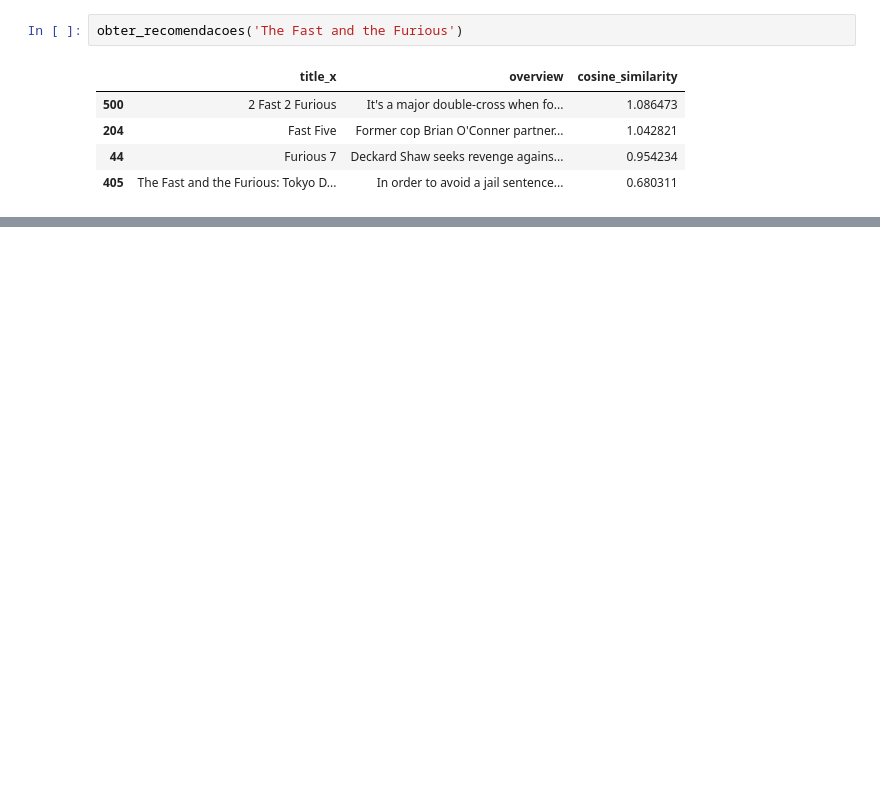
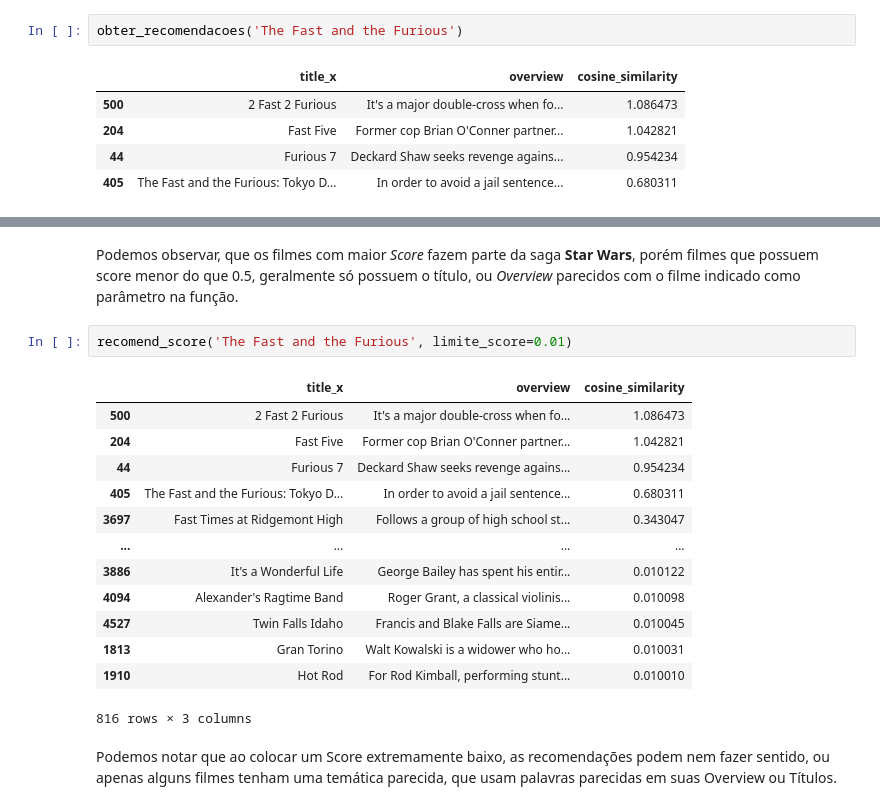
Before and after one commit to BelBatanete/Projeto-Aplicado-3, a Jupyter notebook: recomendacao.ipynb, the cells around one changed output, grey strips where cells are left out. Cells and saved outputs as stored; diff of their text form; blank space fills up the shorter version.

```diff
--- a/recomendacao.ipynb
+++ b/recomendacao.ipynb
@@ -117,0 +190,20 @@ obter_recomendacoes('Titanic')
+# %% [markdown]
+Podemos observar, que os filmes com maior _Score_ fazem parte da saga <b>Star Wars</b>, porém filmes que possuem score menor do que 0.5, geralmente só possuem o título, ou _Overview_ parecidos com o filme indicado como parâmetro na função.
+# %%
+recomend_score('The Fast and the Furious', limite_score=0.01)
+# %% [output]
+|  | title_x | overview | cosine_similarity |
+| 500 | 2 Fast 2 Furious | It's a major double-cross when fo... | 1.086473 |
+| 204 | Fast Five | Former cop Brian O'Conner partner... | 1.042821 |
+| 44 | Furious 7 | Deckard Shaw seeks revenge agains... | 0.954234 |
+| 405 | The Fast and the Furious: Tokyo D... | In order to avoid a jail sentence... | 0.680311 |
+| 3697 | Fast Times at Ridgemont High | Follows a group of high school st... | 0.343047 |
+| ... | ... | ... | ... |
+| 3886 | It's a Wonderful Life | George Bailey has spent his entir... | 0.010122 |
+| 4094 | Alexander's Ragtime Band | Roger Grant, a classical violinis... | 0.010098 |
+| 4527 | Twin Falls Idaho | Francis and Blake Falls are Siame... | 0.010045 |
+| 1813 | Gran Torino | Walt Kowalski is a widower who ho... | 0.010031 |
+| 1910 | Hot Rod | For Rod Kimball, performing stunt... | 0.010010 |
+816 rows × 3 columns
+# %% [markdown]
+Podemos notar que ao colocar um Score extremamente baixo, as recomendações podem nem fazer sentido, ou apenas alguns filmes tenham uma temática parecida, que usam palavras parecidas em suas Overview ou Títulos.
```
Also changed, not shown: parts of 12 cells of this notebook.
